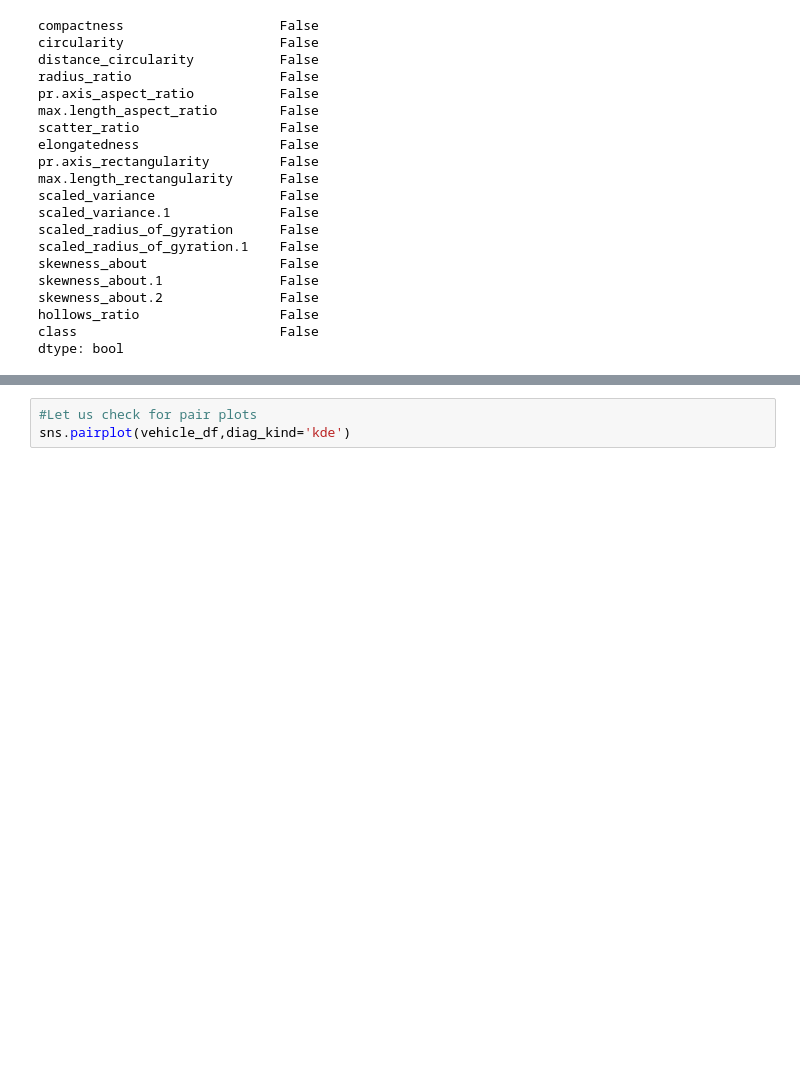
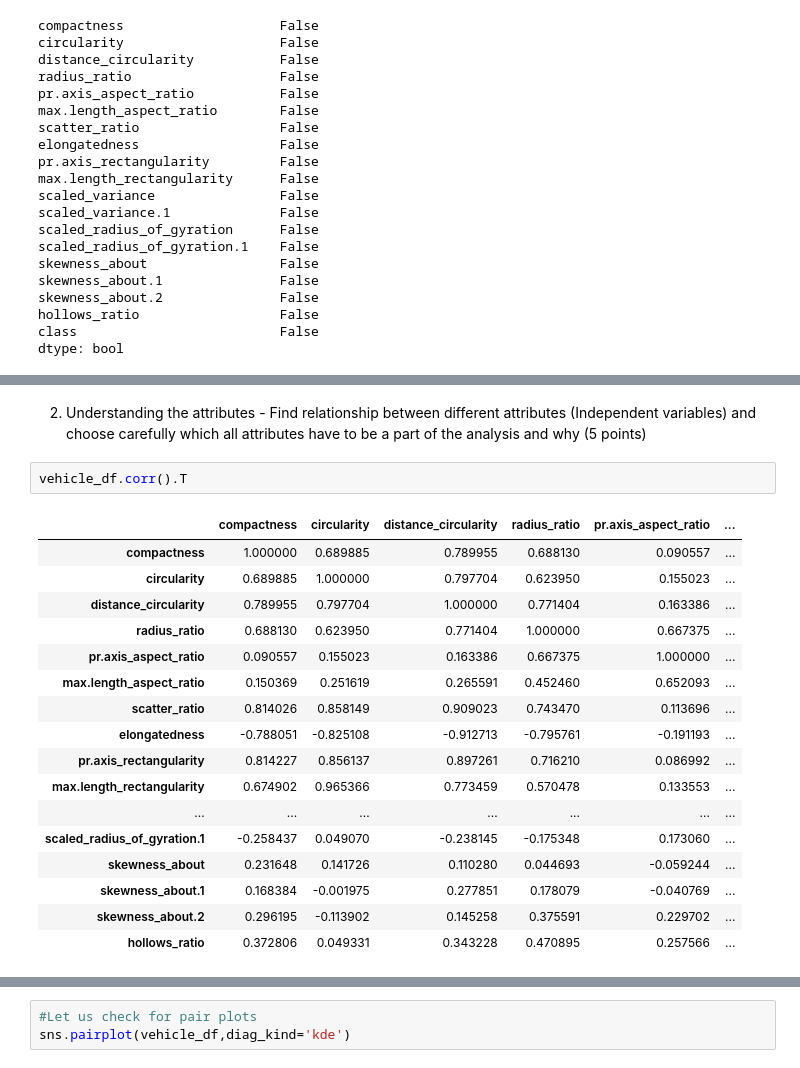
Before and after one commit to GreatLearningAIML1/bangalore-feb-batch-manishkumaraiml, a Jupyter notebook: Unsupervised_Learning_R5_Project2.ipynb, the cells around one changed output, grey strips where cells are left out. Cells and saved outputs as stored; diff of their text form; blank space fills up the shorter version.

```diff
--- a/Unsupervised_Learning_R5_Project2.ipynb
+++ b/Unsupervised_Learning_R5_Project2.ipynb
@@ -117,0 +117,22 @@ dtype: bool
+# %% [markdown]
+2. Understanding the attributes - Find relationship between different attributes (Independent variables) and choose carefully which all attributes have to be a part of the analysis and why (5 points)
+# %%
+vehicle_df.corr().T
+# %% [output]
+|  | compactness | circularity | distance_circularity | radius_ratio | pr.axis_aspect_ratio | ... |
+| compactness | 1.000000 | 0.689885 | 0.789955 | 0.688130 | 0.090557 | ... |
+| circularity | 0.689885 | 1.000000 | 0.797704 | 0.623950 | 0.155023 | ... |
+| distance_circularity | 0.789955 | 0.797704 | 1.000000 | 0.771404 | 0.163386 | ... |
+| radius_ratio | 0.688130 | 0.623950 | 0.771404 | 1.000000 | 0.667375 | ... |
+| pr.axis_aspect_ratio | 0.090557 | 0.155023 | 0.163386 | 0.667375 | 1.000000 | ... |
+| max.length_aspect_ratio | 0.150369 | 0.251619 | 0.265591 | 0.452460 | 0.652093 | ... |
+| scatter_ratio | 0.814026 | 0.858149 | 0.909023 | 0.743470 | 0.113696 | ... |
+| elongatedness | -0.788051 | -0.825108 | -0.912713 | -0.795761 | -0.191193 | ... |
+| pr.axis_rectangularity | 0.814227 | 0.856137 | 0.897261 | 0.716210 | 0.086992 | ... |
+| max.length_rectangularity | 0.674902 | 0.965366 | 0.773459 | 0.570478 | 0.133553 | ... |
+| ... | ... | ... | ... | ... | ... | ... |
+| scaled_radius_of_gyration.1 | -0.258437 | 0.049070 | -0.238145 | -0.175348 | 0.173060 | ... |
+| skewness_about | 0.231648 | 0.141726 | 0.110280 | 0.044693 | -0.059244 | ... |
+| skewness_about.1 | 0.168384 | -0.001975 | 0.277851 | 0.178079 | -0.040769 | ... |
+| skewness_about.2 | 0.296195 | -0.113902 | 0.145258 | 0.375591 | 0.229702 | ... |
+| hollows_ratio | 0.372806 | 0.049331 | 0.343228 | 0.470895 | 0.257566 | ... |
```
Also changed, not shown: parts of 29 cells of this notebook.
